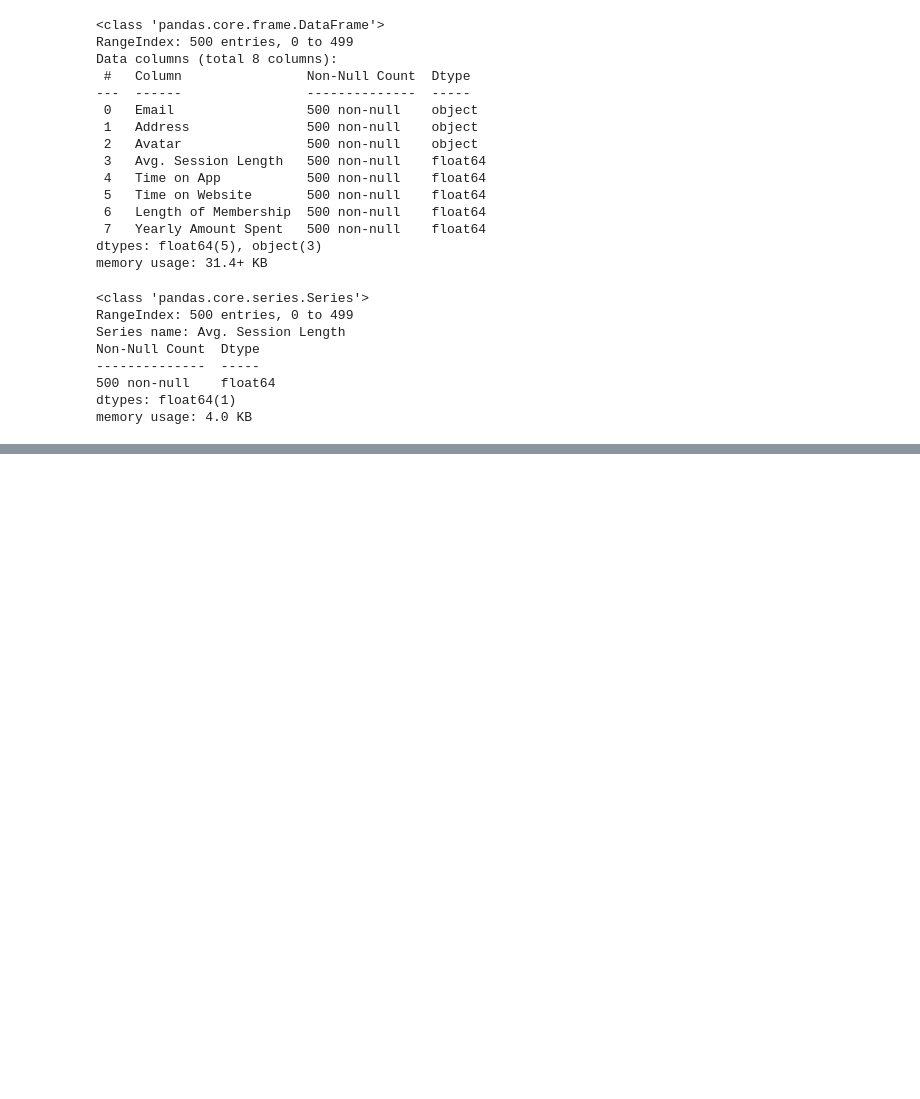
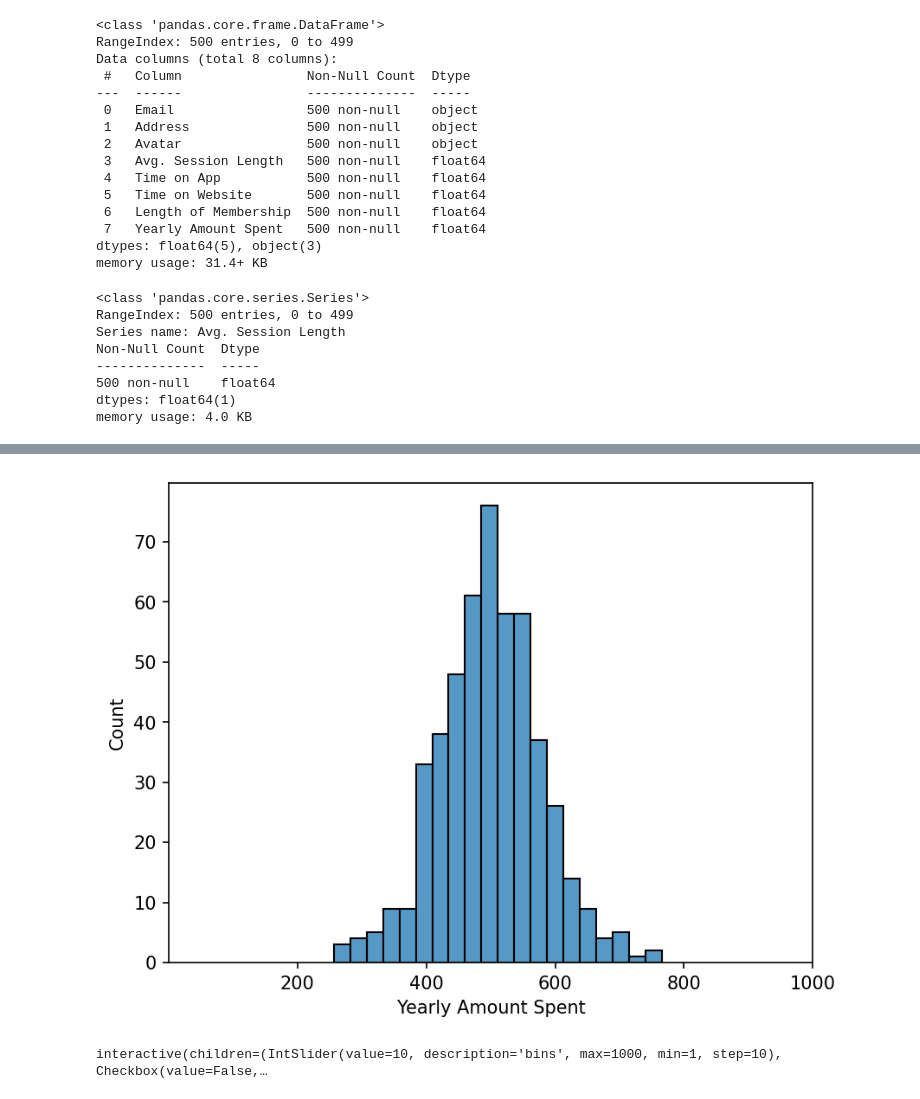
Before and after one commit to cwg7/ecommerce_linear_regression, a Jupyter notebook: ecommerce_linear_regression.ipynb, the cells around one changed output, grey strips where cells are left out. Cells and saved outputs as stored; diff of their text form; code cells hidden in the pictures; blank space fills up the shorter version.

```diff
--- a/ecommerce_linear_regression.ipynb
+++ b/ecommerce_linear_regression.ipynb
@@ -317,15 +286,32 @@ print(slider.value)
 # %%
-def create_scatter(feature1, feature2):
-    with plt.style.context("ggplot"):
-        fig = plt.figure(figsize=(8,4))
+def plot_histogram(bins = 20, kde = False, palette = 'Blues', x_range_1 = (1,1000)):
+    """plots histogram
+    params:
+    =======
+    bins: int
+        histogram bins
+    hue: str
+        categorical columns to color
+    kde: bool
+        wether to show kde plot
+    palette: str
+        palette of histogram
+    x_range_1: tuple(int,int)
+        x range of the plot
+    returns:
+        histogram
+    """
+    plt.figure(dpi = 150)
+    sns.histplot(data = data,
+                        x = 'Yearly Amount Spent',
+                        palette=palette,
+                        bins = bins,
+                        kde = kde,
 
-        plt.scatter(x = df['Time on App'],
-                    y = df['Time On Website'],
-                    c= df['Yearly Amount Spent'],
-                    s=20
-                   )
 
-        plt.xlabel(feature1.capitalize())
-        plt.ylabel(feature2.capitalize())
-
-        plt.title("%s vs %s"%(feature1.capitalize(), feature2.capitalize()))
+                       )
+    plt.xlim(x_range_1)
+# %%
+plot_histogram()
+# %% [output]
+[figure, added]
@@ -331,0 +320,11 @@ def create_scatter(feature1, feature2):
+# %%
+_ = interact(plot_histogram,
+         bins = widgets.IntSlider(
+             value = 10,
+             min = 1,
+             max = 1000,
+             step = 10
+         )
+        )
+# %% [output]
+interactive(children=(IntSlider(value=10, description='bins', max=1000, min=1, step=10), Checkbox(value=False,…
```
Also changed, not shown: parts of 12 cells of this notebook.
